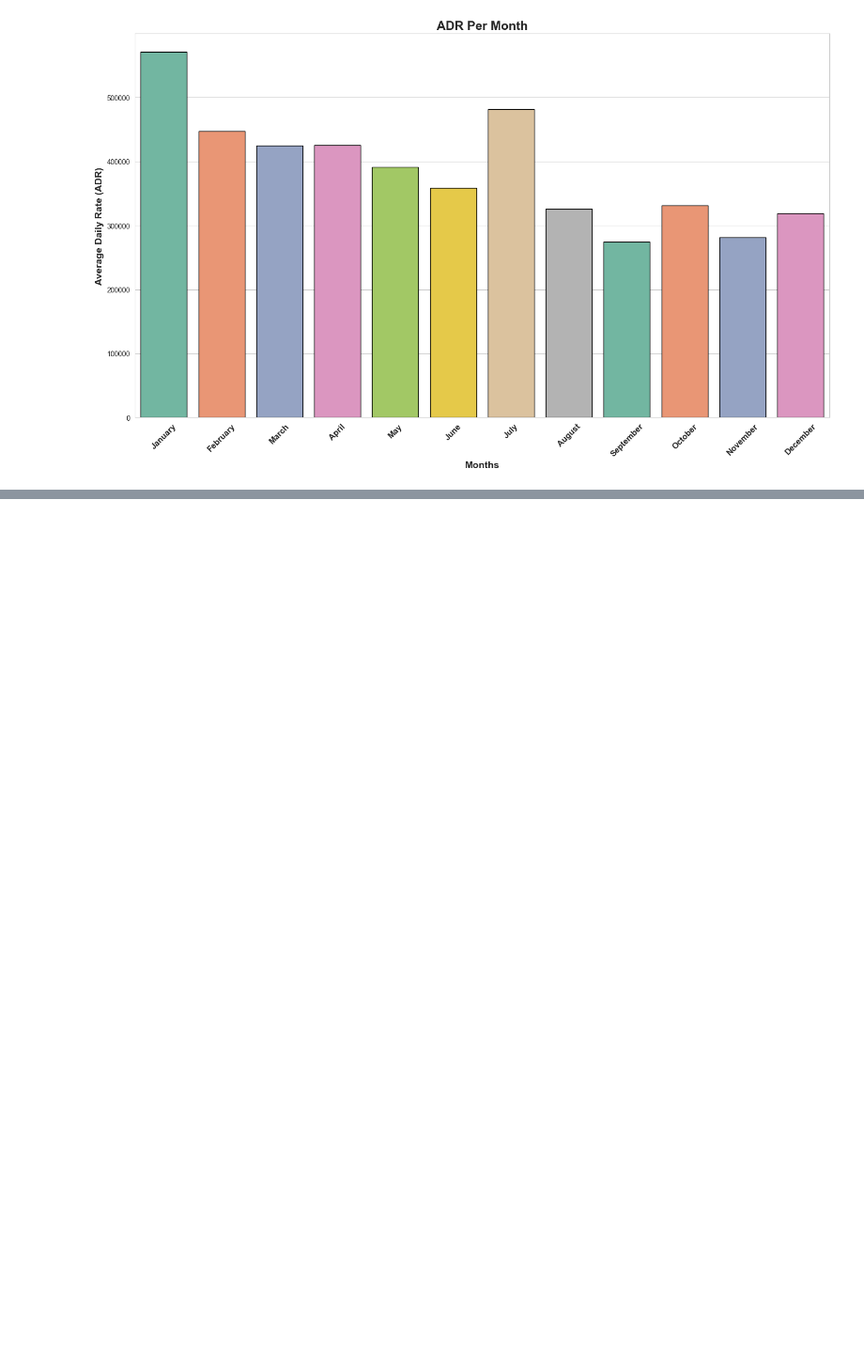
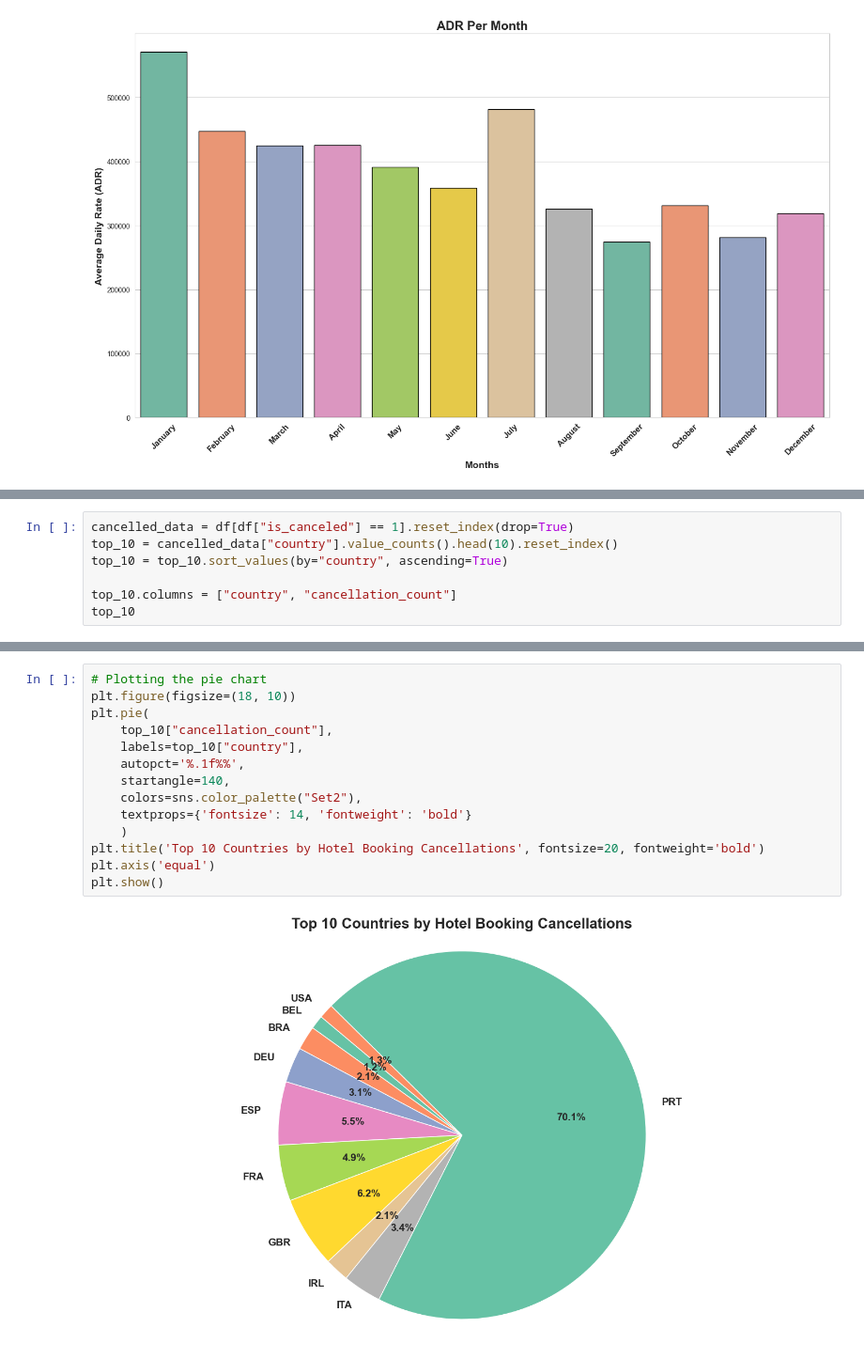
Before and after one commit to TanjiEvan/Guided-Projects, a Jupyter notebook: Youtube/Hotel Booking Cancellation Analysis/Hotel Booking Cancellation.ipynb, the cells around one changed output, grey strips where cells are left out. Shown at 94% size. Drawn from its saved outputs; the diff is of its cells as text; blank space fills up the shorter version.

```diff
--- a/Youtube/Hotel Booking Cancellation Analysis/Hotel Booking Cancellation.ipynb
+++ b/Youtube/Hotel Booking Cancellation Analysis/Hotel Booking Cancellation.ipynb
@@ -391,0 +394,7 @@ plt.show()
+# %%
+cancelled_data = df[df["is_canceled"] == 1].reset_index(drop=True)
+top_10 = cancelled_data["country"].value_counts().head(10).reset_index()
+top_10 = top_10.sort_values(by="country", ascending=True)
+
+top_10.columns = ["country", "cancellation_count"]
+top_10
@@ -391,0 +413,16 @@ plt.show()
+# %%
+# Plotting the pie chart
+plt.figure(figsize=(18, 10))
+plt.pie(
+    top_10["cancellation_count"],
+    labels=top_10["country"],
+    autopct='%.1f%%',
+    startangle=140,
+    colors=sns.color_palette("Set2"),
+    textprops={'fontsize': 14, 'fontweight': 'bold'}
+    )
+plt.title('Top 10 Countries by Hotel Booking Cancellations', fontsize=20, fontweight='bold')
+plt.axis('equal')
+plt.show()
+# %% [output]
+[figure, added]
```
Also changed, not shown: parts of 12 cells of this notebook.
